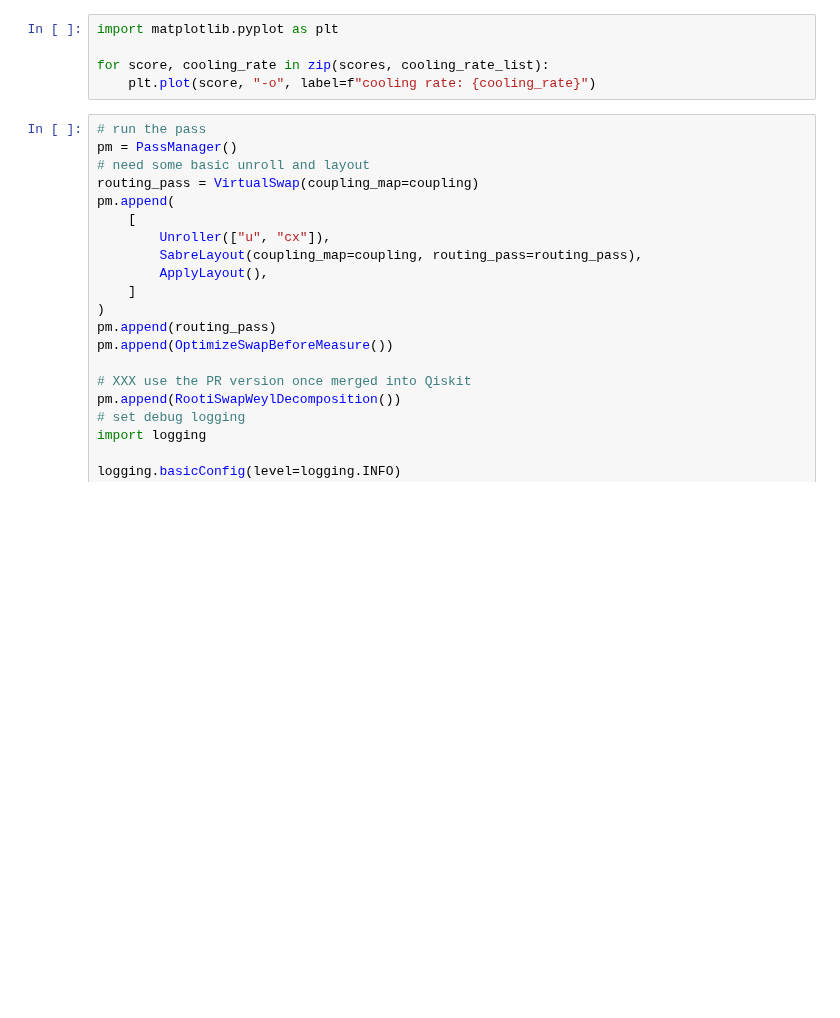
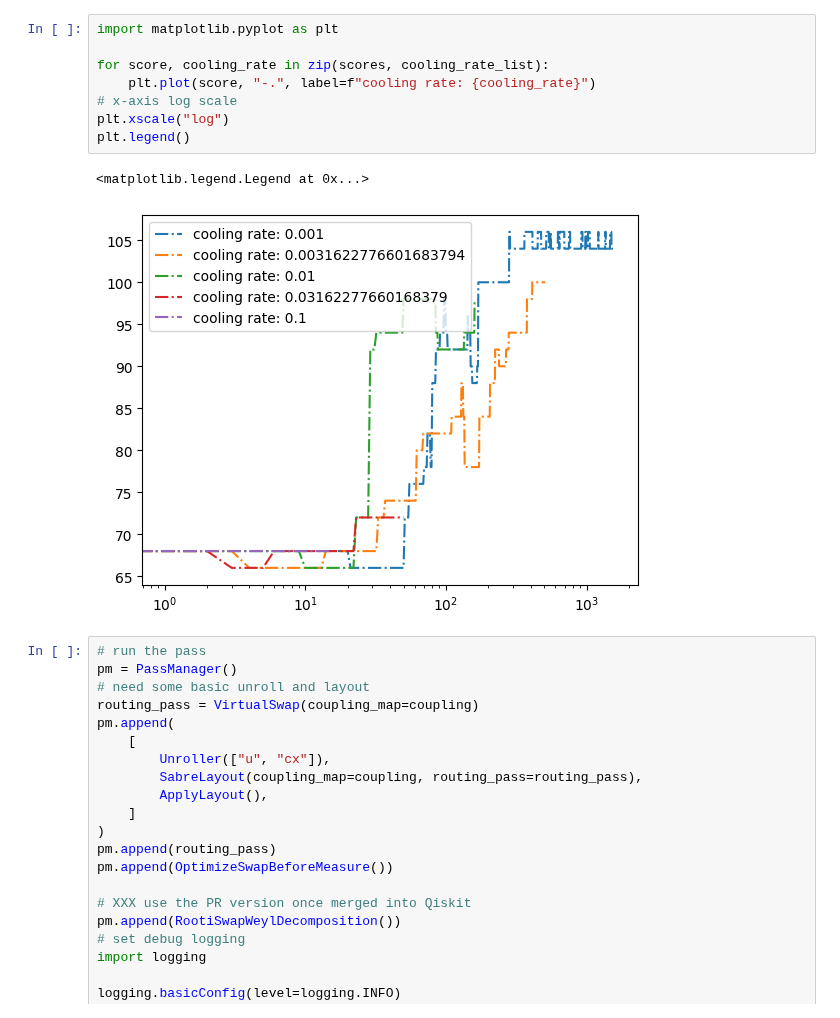
Before and after one commit to Pitt-JonesLab/mirror-gates, a Jupyter notebook: src/virtual_swap/scripts/main.ipynb, the cells around one changed output. Drawn from its saved outputs; the diff is of its cells as text; blank space fills up the shorter version.

```diff
--- a/src/virtual_swap/scripts/main.ipynb
+++ b/src/virtual_swap/scripts/main.ipynb
@@ -128,8 +185,14 @@ Cooling rate: 0.001
 # %%
 import matplotlib.pyplot as plt
 
 for score, cooling_rate in zip(scores, cooling_rate_list):
-    plt.plot(score, "-o", label=f"cooling rate: {cooling_rate}")
+    plt.plot(score, "-.", label=f"cooling rate: {cooling_rate}")
+# x-axis log scale
+plt.xscale("log")
+plt.legend()
+# %% [output]
+<matplotlib.legend.Legend at 0x...>
+[figure, added]
 # %%
 # run the pass
 pm = PassManager()
```
Also changed, not shown: parts of 7 cells of this notebook, 2 other files.
